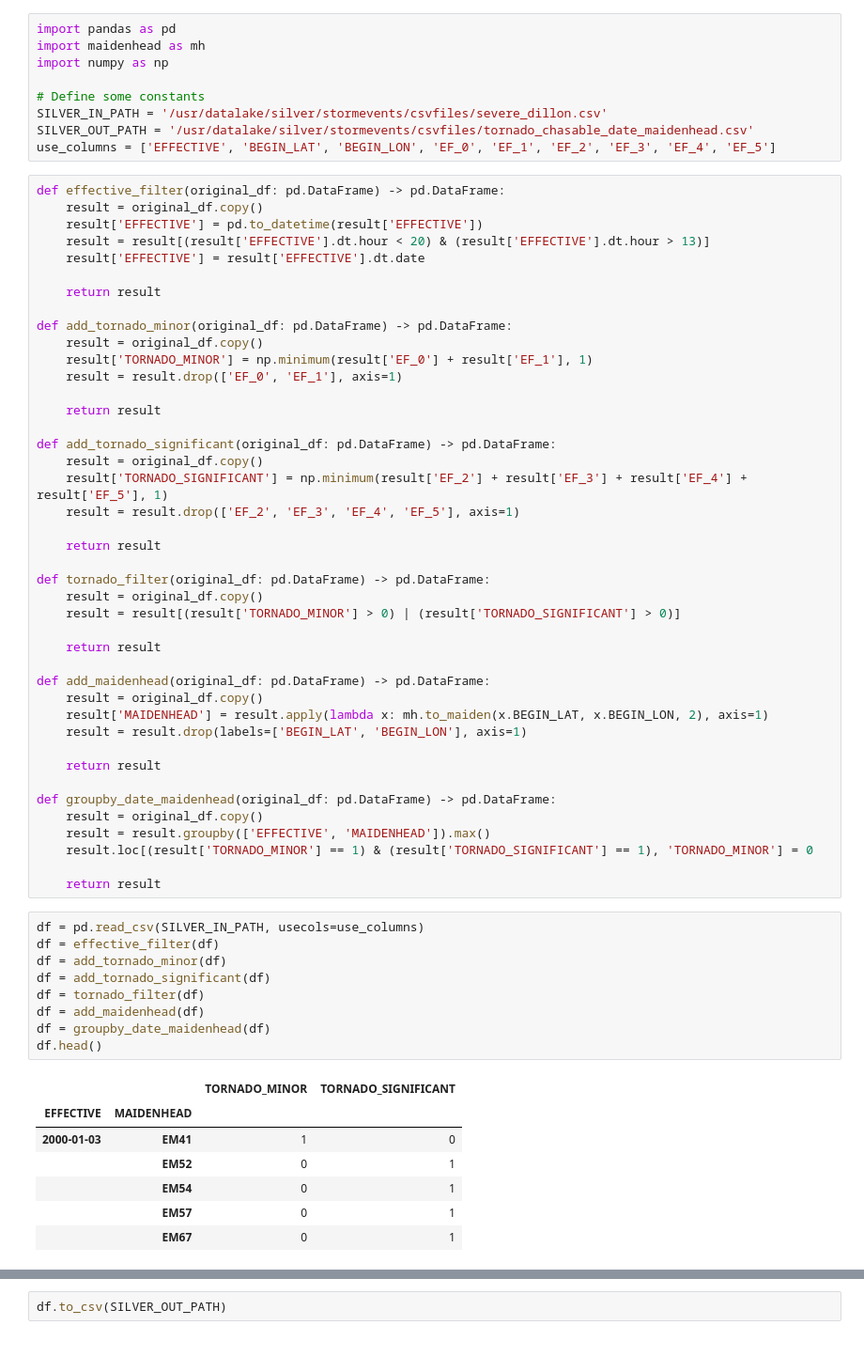
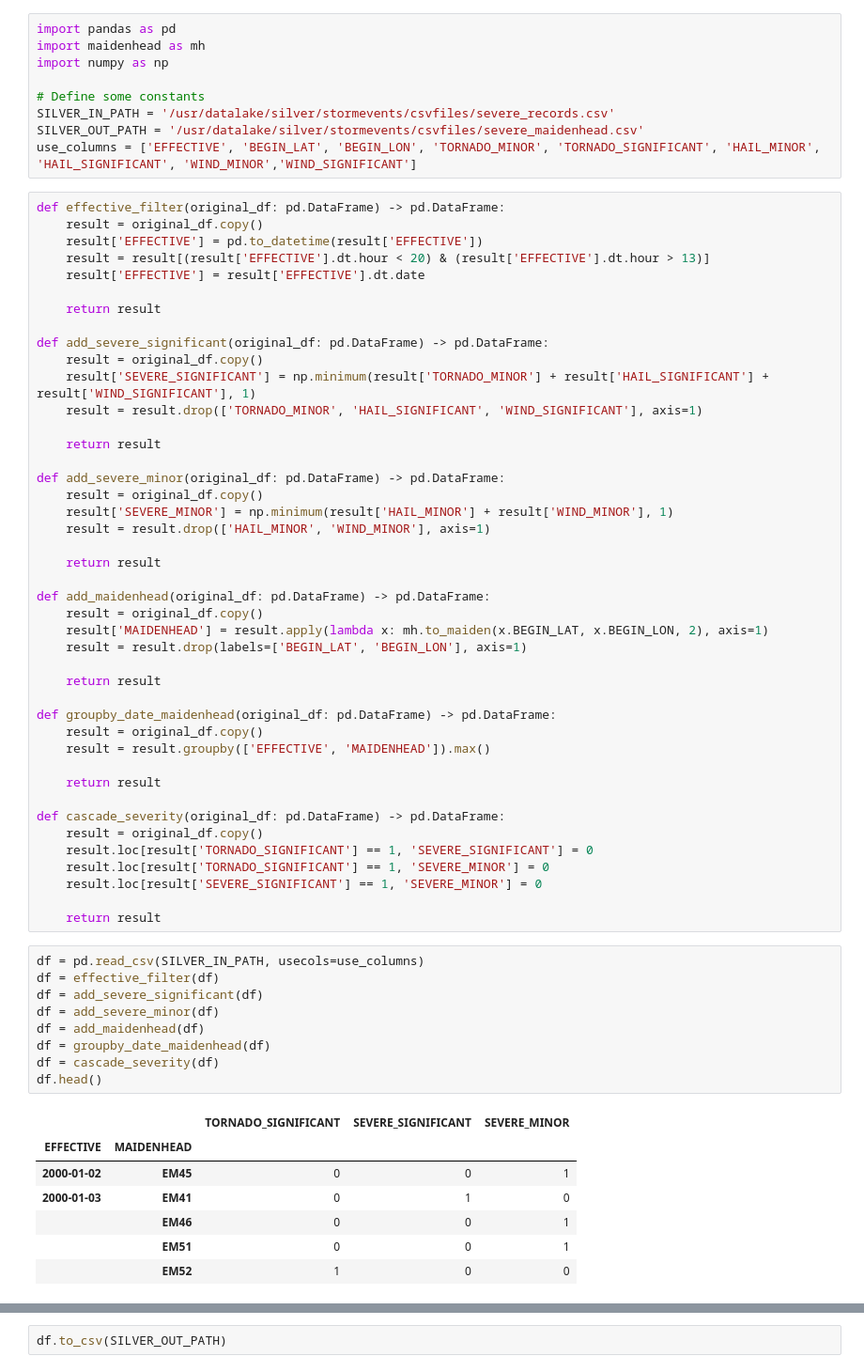
Before and after one commit to olievortex/olieigra, a Jupyter notebook: experiments/storm_events/12_transform_severe_maidenhead.ipynb, the cells around one changed output, grey strips where cells are left out. Shown: that part at 94% size. Cells and saved outputs as stored; diff of their text form.

```diff
--- a/experiments/storm_events/12_transform_tornado_maidenhead.ipynb
+++ b/experiments/storm_events/12_transform_severe_maidenhead.ipynb
@@ -4,9 +4,9 @@ import maidenhead as mh
 import numpy as np
 
 # Define some constants
-SILVER_IN_PATH = '/usr/datalake/silver/stormevents/csvfiles/severe_dillon.csv'
-SILVER_OUT_PATH = '/usr/datalake/silver/stormevents/csvfiles/tornado_chasable_date_maidenhead.csv'
-use_columns = ['EFFECTIVE', 'BEGIN_LAT', 'BEGIN_LON', 'EF_0', 'EF_1', 'EF_2', 'EF_3', 'EF_4', 'EF_5']
+SILVER_IN_PATH = '/usr/datalake/silver/stormevents/csvfiles/severe_records.csv'
+SILVER_OUT_PATH = '/usr/datalake/silver/stormevents/csvfiles/severe_maidenhead.csv'
+use_columns = ['EFFECTIVE', 'BEGIN_LAT', 'BEGIN_LON', 'TORNADO_MINOR', 'TORNADO_SIGNIFICANT', 'HAIL_MINOR', 'HAIL_SIGNIFICANT', 'WIND_MINOR','WIND_SIGNIFICANT']
 # %%
 def effective_filter(original_df: pd.DataFrame) -> pd.DataFrame:
     result = original_df.copy()
@@ -16,23 +16,17 @@ def effective_filter(original_df: pd.DataFrame) -> pd.DataFrame:
 
     return result
 
-def add_tornado_minor(original_df: pd.DataFrame) -> pd.DataFrame:
+def add_severe_significant(original_df: pd.DataFrame) -> pd.DataFrame:
     result = original_df.copy()
-    result['TORNADO_MINOR'] = np.minimum(result['EF_0'] + result['EF_1'], 1)
-    result = result.drop(['EF_0', 'EF_1'], axis=1)
+    result['SEVERE_SIGNIFICANT'] = np.minimum(result['TORNADO_MINOR'] + result['HAIL_SIGNIFICANT'] + result['WIND_SIGNIFICANT'], 1)
+    result = result.drop(['TORNADO_MINOR', 'HAIL_SIGNIFICANT', 'WIND_SIGNIFICANT'], axis=1)
 
     return result
 
-def add_tornado_significant(original_df: pd.DataFrame) -> pd.DataFrame:
+def add_severe_minor(original_df: pd.DataFrame) -> pd.DataFrame:
     result = original_df.copy()
-    result['TORNADO_SIGNIFICANT'] = np.minimum(result['EF_2'] + result['EF_3'] + result['EF_4'] + result['EF_5'], 1)
-    result = result.drop(['EF_2', 'EF_3', 'EF_4', 'EF_5'], axis=1)
-
-    return result
-
-def tornado_filter(original_df: pd.DataFrame) -> pd.DataFrame:
-    result = original_df.copy()
-    result = result[(result['TORNADO_MINOR'] > 0) | (result['TORNADO_SIGNIFICANT'] > 0)]
+    result['SEVERE_MINOR'] = np.minimum(result['HAIL_MINOR'] + result['WIND_MINOR'], 1)
+    result = result.drop(['HAIL_MINOR', 'WIND_MINOR'], axis=1)
 
     return result
 
@@ -46,26 +40,33 @@ def add_maidenhead(original_df: pd.DataFrame) -> pd.DataFrame:
 def groupby_date_maidenhead(original_df: pd.DataFrame) -> pd.DataFrame:
     result = original_df.copy()
     result = result.groupby(['EFFECTIVE', 'MAIDENHEAD']).max()
-    result.loc[(result['TORNADO_MINOR'] == 1) & (result['TORNADO_SIGNIFICANT'] == 1), 'TORNADO_MINOR'] = 0
 
     return result
+
+def cascade_severity(original_df: pd.DataFrame) -> pd.DataFrame:
+    result = original_df.copy()
+    result.loc[result['TORNADO_SIGNIFICANT'] == 1, 'SEVERE_SIGNIFICANT'] = 0
+    result.loc[result['TORNADO_SIGNIFICANT'] == 1, 'SEVERE_MINOR'] = 0
+    result.loc[result['SEVERE_SIGNIFICANT'] == 1, 'SEVERE_MINOR'] = 0
+
+    return result
 # %%
 df = pd.read_csv(SILVER_IN_PATH, usecols=use_columns)
 df = effective_filter(df)
-df = add_tornado_minor(df)
-df = add_tornado_significant(df)
-df = tornado_filter(df)
+df = add_severe_significant(df)
+df = add_severe_minor(df)
 df = add_maidenhead(df)
 df = groupby_date_maidenhead(df)
+df = cascade_severity(df)
 df.head()
 # %% [output]
-|  |  | TORNADO_MINOR | TORNADO_SIGNIFICANT |
-| EFFECTIVE | MAIDENHEAD |  |  |
-| 2000-01-03 | EM41 | 1 | 0 |
-|  | EM52 | 0 | 1 |
-|  | EM54 | 0 | 1 |
-|  | EM57 | 0 | 1 |
-|  | EM67 | 0 | 1 |
+|  |  | TORNADO_SIGNIFICANT | SEVERE_SIGNIFICANT | SEVERE_MINOR |
+| EFFECTIVE | MAIDENHEAD |  |  |  |
+| 2000-01-02 | EM45 | 0 | 0 | 1 |
+| 2000-01-03 | EM41 | 0 | 1 | 0 |
+|  | EM46 | 0 | 0 | 1 |
+|  | EM51 | 0 | 0 | 1 |
+|  | EM52 | 1 | 0 | 0 |
 # %%
 df.shape
 # %% [output]
```
Also changed, not shown: parts of 1 cell of this notebook, 5 other files.
